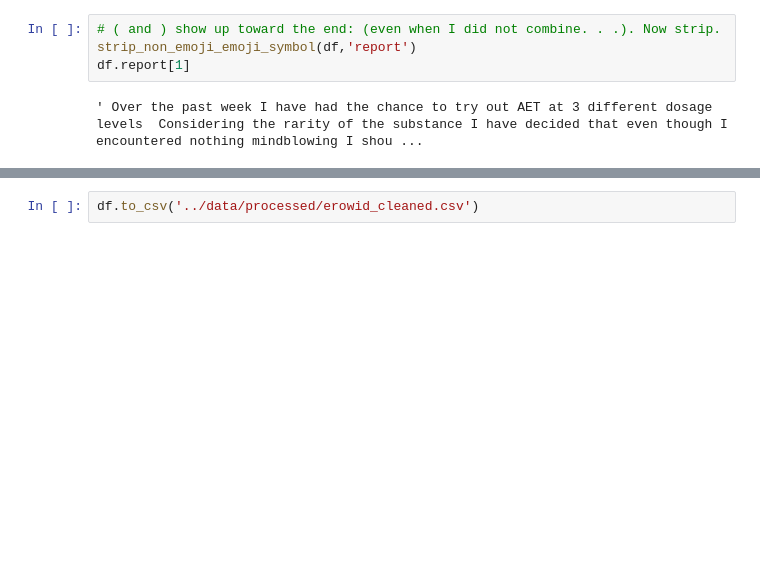
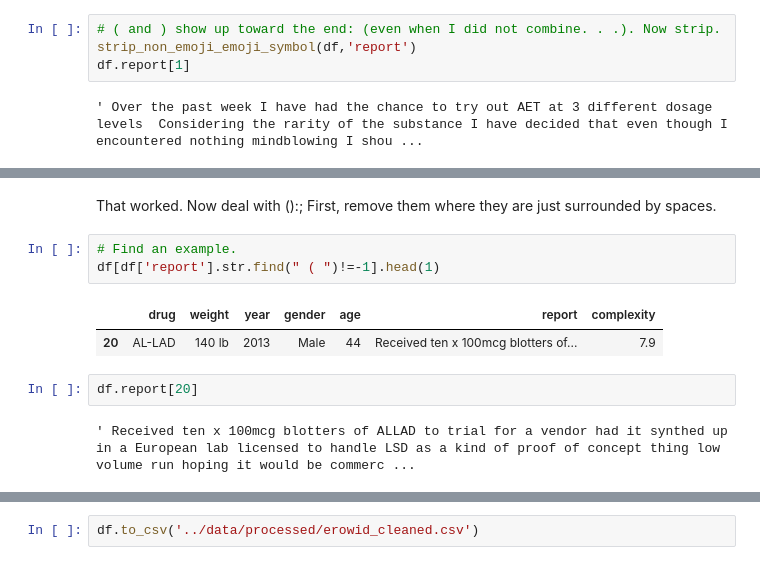
Before and after one commit to fractaldatalearning/psychedelic_efficacy, a Jupyter notebook: notebooks/9-kl-reports-clean-engineer.ipynb, the cells around one changed output, grey strips where cells are left out. Cells and saved outputs as stored; diff of their text form; blank space fills up the shorter version.

```diff
--- a/notebooks/9-kl-reports-clean-engineer.ipynb
+++ b/notebooks/9-kl-reports-clean-engineer.ipynb
@@ -381,0 +407,12 @@ df.report[1]
+# %% [markdown]
+That worked. Now deal with ():; First, remove them where they are just surrounded by spaces.
+# %%
+# Find an example.
+df[df['report'].str.find(" ( ")!=-1].head(1)
+# %% [output]
+|  | drug | weight | year | gender | age | report | complexity |
+| 20 | AL-LAD | 140 lb | 2013 | Male | 44 | Received ten x 100mcg blotters of... | 7.9 |
+# %%
+df.report[20]
+# %% [output]
+' Received ten x 100mcg blotters of ALLAD to trial for a vendor had it synthed up in a European lab licensed to handle LSD as a kind of proof of concept thing low volume run hoping it would be commerc ...
```
Also changed, not shown: parts of 7 cells of this notebook, 1 other file.
